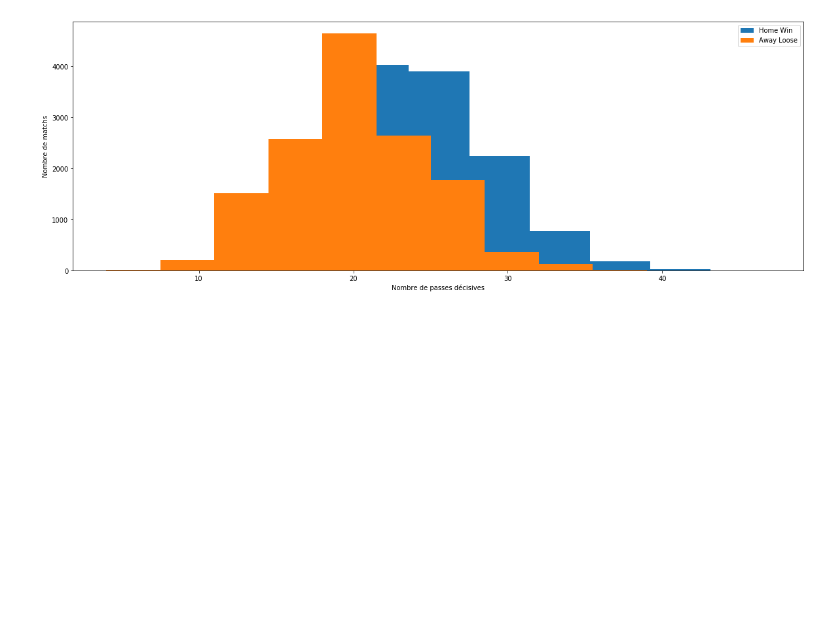
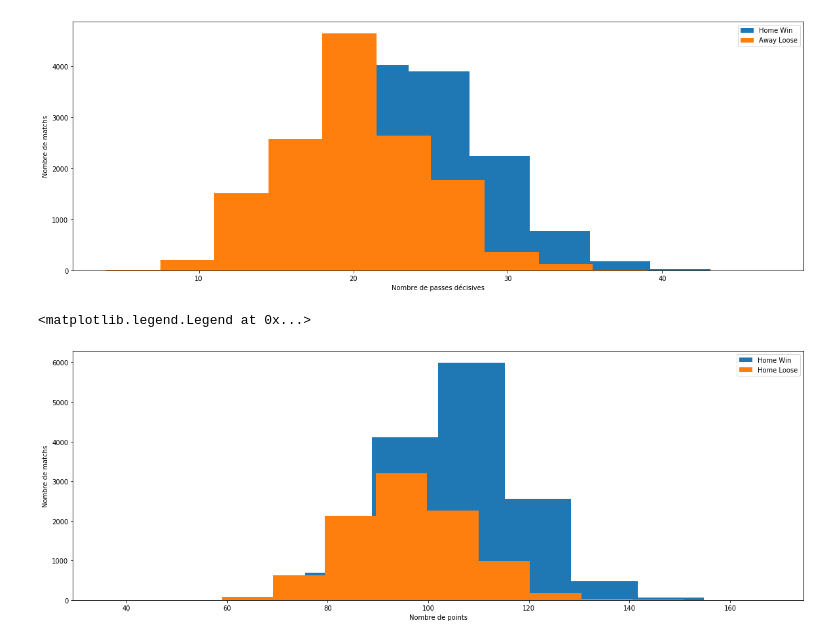
Before and after one commit to atn99/Projet_AA, a Jupyter notebook: Projet NBA.ipynb, the cells around one changed output. Drawn from its saved outputs; the diff is of its cells as text; code cells hidden in the pictures; blank space fills up the shorter version.

```diff
--- a/Projet NBA.ipynb
+++ b/Projet NBA.ipynb
@@ -112,3 +112,30 @@ plt.legend()
 # %% [output]
 <matplotlib.legend.Legend at 0x...>
 [figure]
+# %%
+## impact du nombre de points marqués sur la victoire
+ptsHWin = []
+ptsHLoose = []
+homeWin = data.loc[:,"HOME_TEAM_WINS"] * 100
+
+i = 0
+for x in homeWin:
+    if x == 100:
+        ptsHWin.append(data.loc[i,"PTS_home"])
+    else:
+        ptsHLoose.append(data.loc[i,"PTS_home"])
+
+    i = i + 1
+# %%
+fig = plt.figure(1, figsize=(20,7))
+plt.xlabel('Nombre de points')
+plt.ylabel('Nombre de matchs')
+#plt.subplot(1,2,1)
+plt.hist(ptsHWin, label='Home Win')
+#plt.subplot(1,2,2)
+plt.hist(ptsHLoose, label= 'Home Loose')
+plt.legend()
+#Est-ce que à partir d'un certains nombres de point marqués à domicile on peut ou pas définir qui va gagner ?
+# %% [output]
+<matplotlib.legend.Legend at 0x...>
+[figure, added]
```
Also changed, not shown: parts of 2 cells of this notebook.
